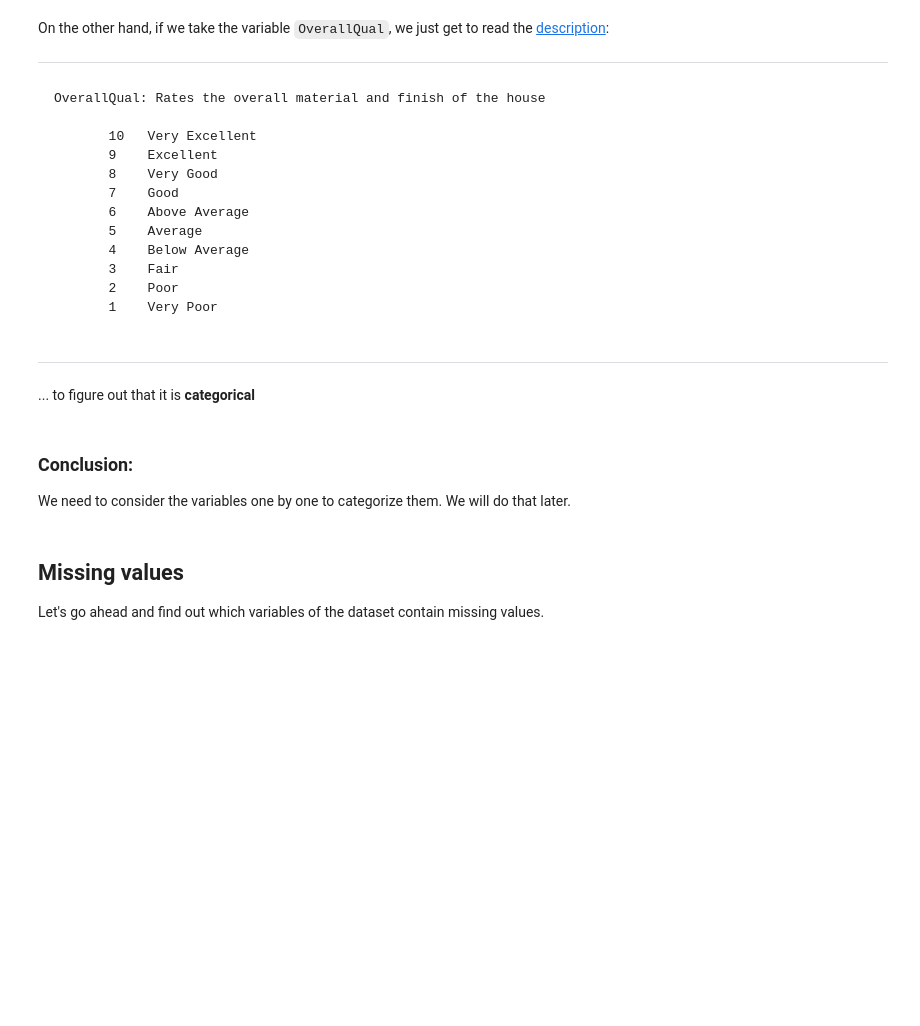
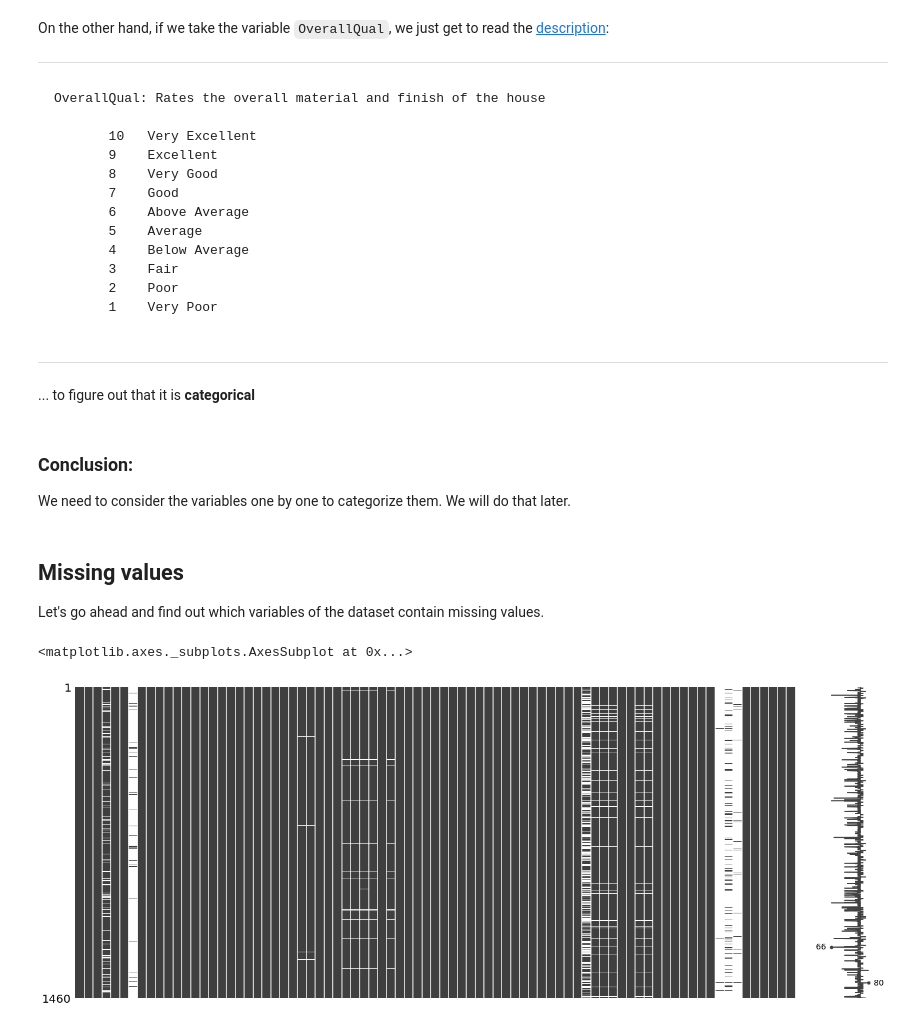
Before and after one commit to lohiermichael/house-prices-prediction, a Jupyter notebook: notebooks/1.data_analysis.ipynb, the cells around one changed output. Drawn from its saved outputs; the diff is of its cells as text; code cells hidden in the pictures; blank space fills up the shorter version.

Commit message:
Analyze missing data

```diff
--- a/notebooks/1.data_analysis.ipynb
+++ b/notebooks/1.data_analysis.ipynb
@@ -174,3 +178,8 @@ We need to consider the variables one by one to categorize them. We will do that
 ## Missing values
 
 Let's go ahead and find out which variables of the dataset contain missing values.
+# %%
+msno.matrix(data)
+# %% [output]
+<matplotlib.axes._subplots.AxesSubplot at 0x...>
+[figure, added]
```
Also changed, not shown: parts of 8 cells of this notebook.
